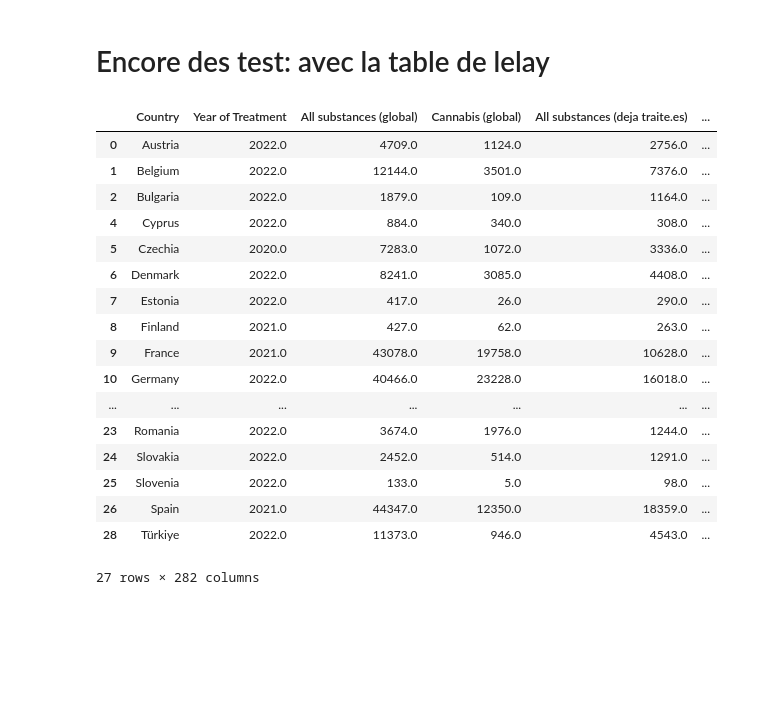
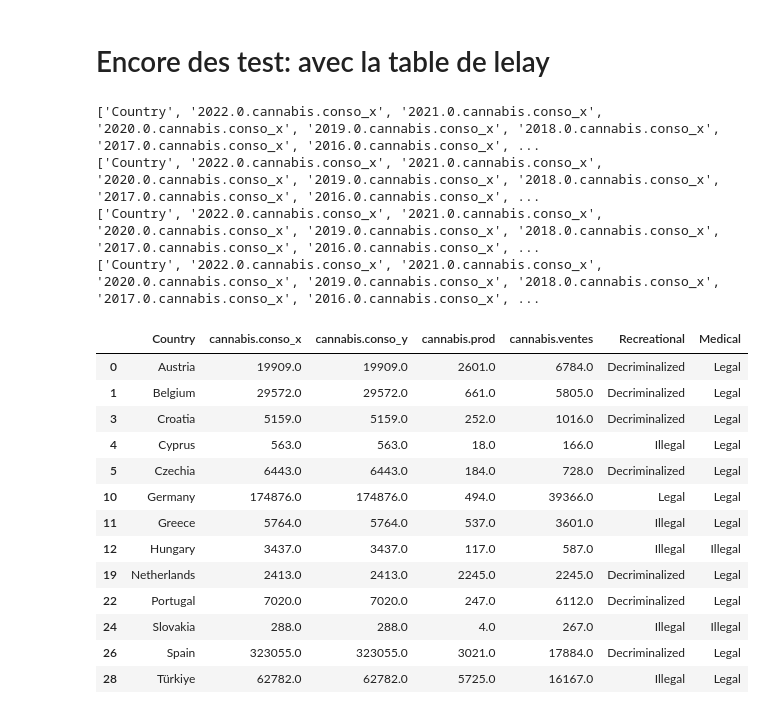
Before and after one commit to refouch/Projet_Python_2A, a Jupyter notebook: Notebook_Final.ipynb, the cells around one changed output. Cells and saved outputs as stored; diff of their text form; code cells hidden in the pictures; blank space fills up the shorter version.

Commit message:
new function to gather data + refined models

```diff
--- a/Notebook_Final.ipynb
+++ b/Notebook_Final.ipynb
@@ -106,42 +106,74 @@ print(f1_score)
 # %% [markdown]
 # Encore des test: avec la table de lelay
+# %%
+def get_latest_data(df, new_df, variable):
+    """ Parcours la table pour créer une nouvelle variable qui prend en compte les données les plus récentes disponibles
+        Ce afin de pallier aux fait qu'on manque de données récentes pour certaines variables"""
+
+    columns = list(df.columns.values)
+    good_col = []
+
+    new_df['Country'] = df['Country']
+
+    print(columns)
+
+    for i in range(len(columns)):
+        if variable in columns[i]:
+            good_col.append(columns[i])
+
+    for index in df.index:
+        for column in good_col:
+            if pd.isna(df.at[index, column]) == False:
+                new_df.at[index, variable] = df.at[index, column]
+                break
+
+    new_df.dropna(inplace = True)
+
+    return new_df
 # %%
 import pandas as pd
 
 # On récupère la table de légalisation que l'on a nettoyé en amont
 
 legal = legal_pays_clean
 
 # On prend la prévalence sur la vie entière
 
 dfcurrent = test
 
-# On effectue un merge les deux tables
-dfadultslf_legal = test.join(legal, on = 'Country')
+df_conso = pd.DataFrame()
 
-#On drop ensuite les pays pour lesquels on a pas d'observation sur les variables qui nous intéressent
-dfadultslf_legal = dfadultslf_legal.dropna(subset=['Cannabis (global)','Cannabis (deja traite.es)','Cannabis (jamais traite.es)','Cannabis.jamais'])
+df_conso = get_latest_data(dfcurrent,df_conso,'cannabis.conso_x')
+df_conso = get_latest_data(dfcurrent,df_conso,'cannabis.conso_y')
+df_conso = get_latest_data(dfcurrent,df_conso,'cannabis.prod')
+df_conso = get_latest_data(dfcurrent,df_conso,'cannabis.ventes')
+
+
+#On effectue un merge les deux tables
+dfadultslf_legal = df_conso.join(legal, on = 'Country')
+
+dfadultslf_legal.dropna(inplace =True)
 
 dfadultslf_legal
 # %% [output]
+['Country', '2022.0.cannabis.conso_x', '2021.0.cannabis.conso_x', '2020.0.cannabis.conso_x', '2019.0.cannabis.conso_x', '2018.0.cannabis.conso_x', '2017.0.cannabis.conso_x', '2016.0.cannabis.conso_x', ...
+['Country', '2022.0.cannabis.conso_x', '2021.0.cannabis.conso_x', '2020.0.cannabis.conso_x', '2019.0.cannabis.conso_x', '2018.0.cannabis.conso_x', '2017.0.cannabis.conso_x', '2016.0.cannabis.conso_x', ...
+['Country', '2022.0.cannabis.conso_x', '2021.0.cannabis.conso_x', '2020.0.cannabis.conso_x', '2019.0.cannabis.conso_x', '2018.0.cannabis.conso_x', '2017.0.cannabis.conso_x', '2016.0.cannabis.conso_x', ...
+['Country', '2022.0.cannabis.conso_x', '2021.0.cannabis.conso_x', '2020.0.cannabis.conso_x', '2019.0.cannabis.conso_x', '2018.0.cannabis.conso_x', '2017.0.cannabis.conso_x', '2016.0.cannabis.conso_x', ...
-|  | Country | Year of Treatment | All substances (global) | Cannabis (global) | All substances (deja traite.es) | ... |
-| 0 | Austria | 2022.0 | 4709.0 | 1124.0 | 2756.0 | ... |
-| 1 | Belgium | 2022.0 | 12144.0 | 3501.0 | 7376.0 | ... |
-| 2 | Bulgaria | 2022.0 | 1879.0 | 109.0 | 1164.0 | ... |
-| 4 | Cyprus | 2022.0 | 884.0 | 340.0 | 308.0 | ... |
-| 5 | Czechia | 2020.0 | 7283.0 | 1072.0 | 3336.0 | ... |
-| 6 | Denmark | 2022.0 | 8241.0 | 3085.0 | 4408.0 | ... |
-| 7 | Estonia | 2022.0 | 417.0 | 26.0 | 290.0 | ... |
-| 8 | Finland | 2021.0 | 427.0 | 62.0 | 263.0 | ... |
-| 9 | France | 2021.0 | 43078.0 | 19758.0 | 10628.0 | ... |
-| 10 | Germany | 2022.0 | 40466.0 | 23228.0 | 16018.0 | ... |
-| ... | ... | ... | ... | ... | ... | ... |
-| 23 | Romania | 2022.0 | 3674.0 | 1976.0 | 1244.0 | ... |
-| 24 | Slovakia | 2022.0 | 2452.0 | 514.0 | 1291.0 | ... |
-| 25 | Slovenia | 2022.0 | 133.0 | 5.0 | 98.0 | ... |
-| 26 | Spain | 2021.0 | 44347.0 | 12350.0 | 18359.0 | ... |
-| 28 | Türkiye | 2022.0 | 11373.0 | 946.0 | 4543.0 | ... |
+|  | Country | cannabis.conso_x | cannabis.conso_y | cannabis.prod | cannabis.ventes | Recreational | Medical |
+| 0 | Austria | 19909.0 | 19909.0 | 2601.0 | 6784.0 | Decriminalized | Legal |
+| 1 | Belgium | 29572.0 | 29572.0 | 661.0 | 5805.0 | Decriminalized | Legal |
+| 3 | Croatia | 5159.0 | 5159.0 | 252.0 | 1016.0 | Decriminalized | Legal |
+| 4 | Cyprus | 563.0 | 563.0 | 18.0 | 166.0 | Illegal | Legal |
+| 5 | Czechia | 6443.0 | 6443.0 | 184.0 | 728.0 | Decriminalized | Legal |
+| 10 | Germany | 174876.0 | 174876.0 | 494.0 | 39366.0 | Legal | Legal |
+| 11 | Greece | 5764.0 | 5764.0 | 537.0 | 3601.0 | Illegal | Legal |
+| 12 | Hungary | 3437.0 | 3437.0 | 117.0 | 587.0 | Illegal | Illegal |
+| 19 | Netherlands | 2413.0 | 2413.0 | 2245.0 | 2245.0 | Decriminalized | Legal |
+| 22 | Portugal | 7020.0 | 7020.0 | 247.0 | 6112.0 | Decriminalized | Legal |
+| 24 | Slovakia | 288.0 | 288.0 | 4.0 | 267.0 | Illegal | Illegal |
+| 26 | Spain | 323055.0 | 323055.0 | 3021.0 | 17884.0 | Decriminalized | Legal |
+| 28 | Türkiye | 62782.0 | 62782.0 | 5725.0 | 16167.0 | Illegal | Legal |
-27 rows × 282 columns
 # %%
 # Maintenant on tente d'entraîner le modèle parce que psartek.
 
```
Also changed, not shown: parts of 4 cells of this notebook.
